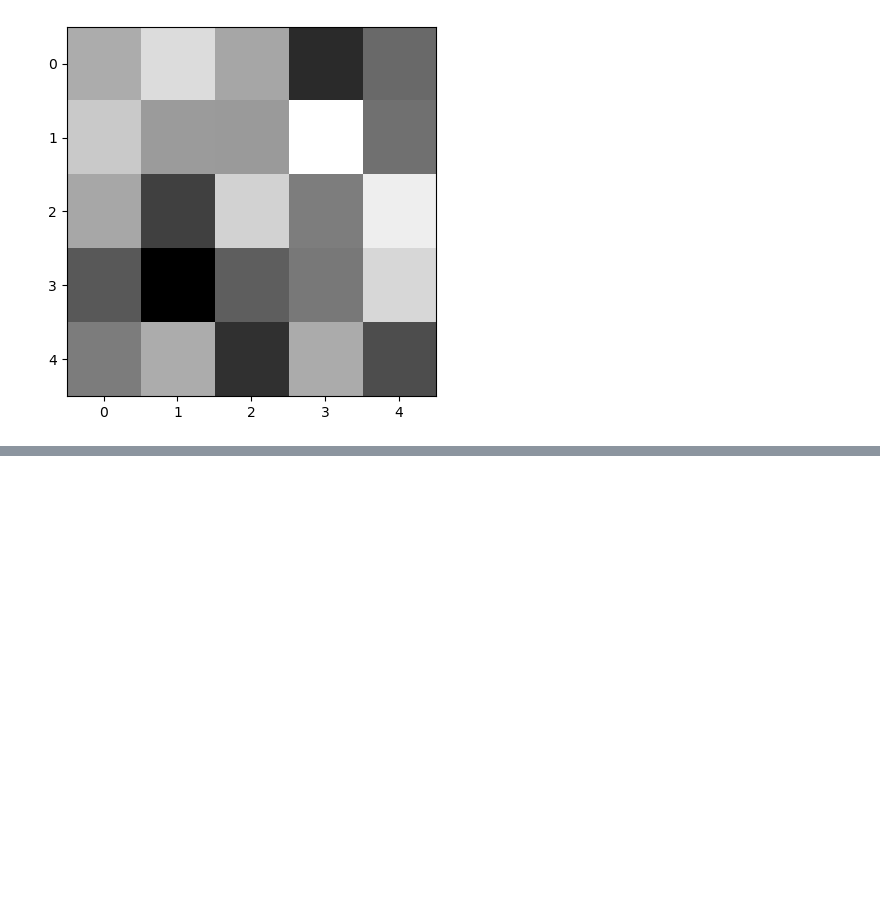
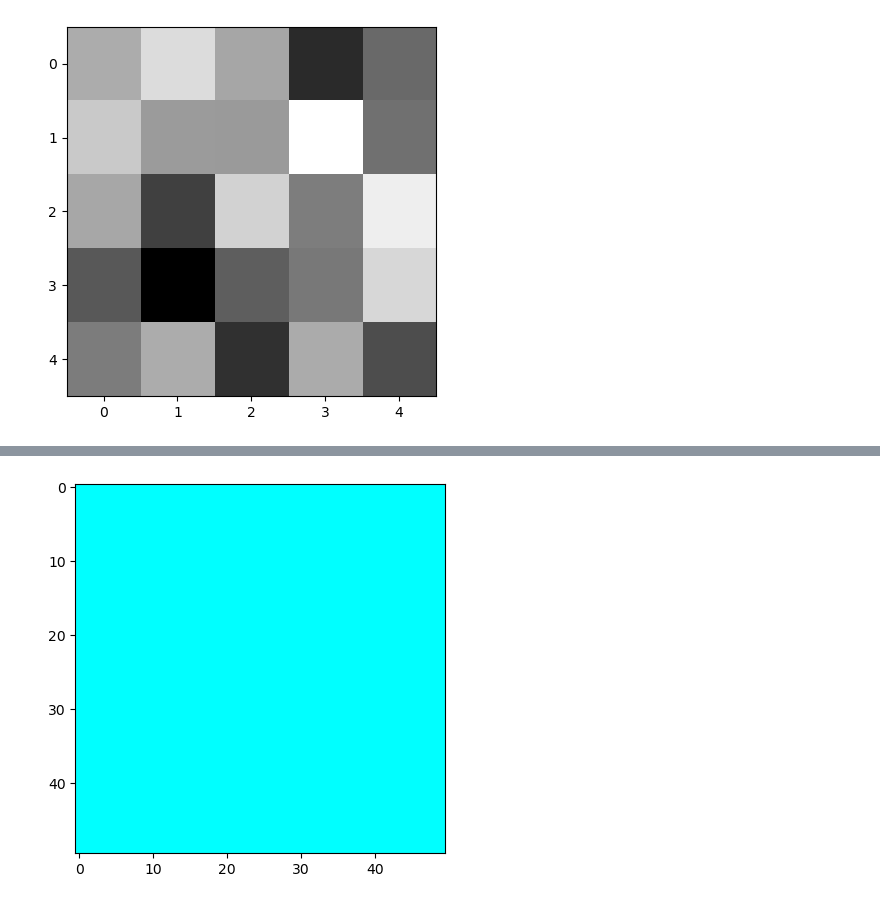
Before and after one commit to CodeByDeepankar/CTTC-AIML, a Jupyter notebook: Day14opencv.ipynb, the cells around one changed output, grey strips where cells are left out. Saved outputs shown, nothing was run; the diff lists cells and outputs as text; code cells hidden in the pictures; blank space fills up the shorter version.

```diff
--- a/Day14opencv.ipynb
+++ b/Day14opencv.ipynb
@@ -80,0 +107,11 @@ plt.show()
+# %%
+r = np.full((50,50),0)
+g = np.full((50,50),255)
+b = np.full((50,50),255)
+
+rgb = np.dstack((r,g,b))
+
+plt.imshow(rgb)
+plt.show()
+# %% [output]
+[figure, added]
```
Also changed, not shown: parts of 2 cells of this notebook.
